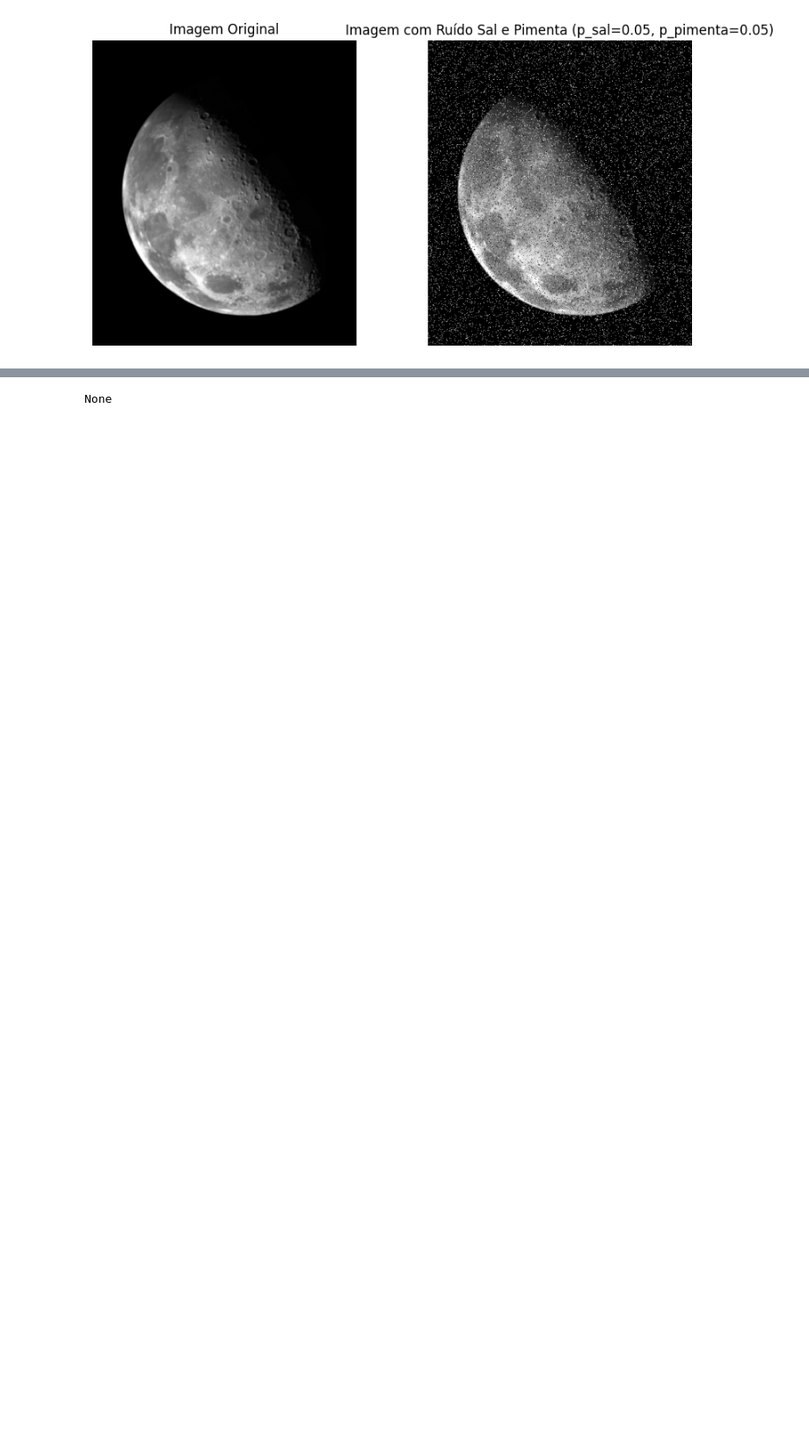
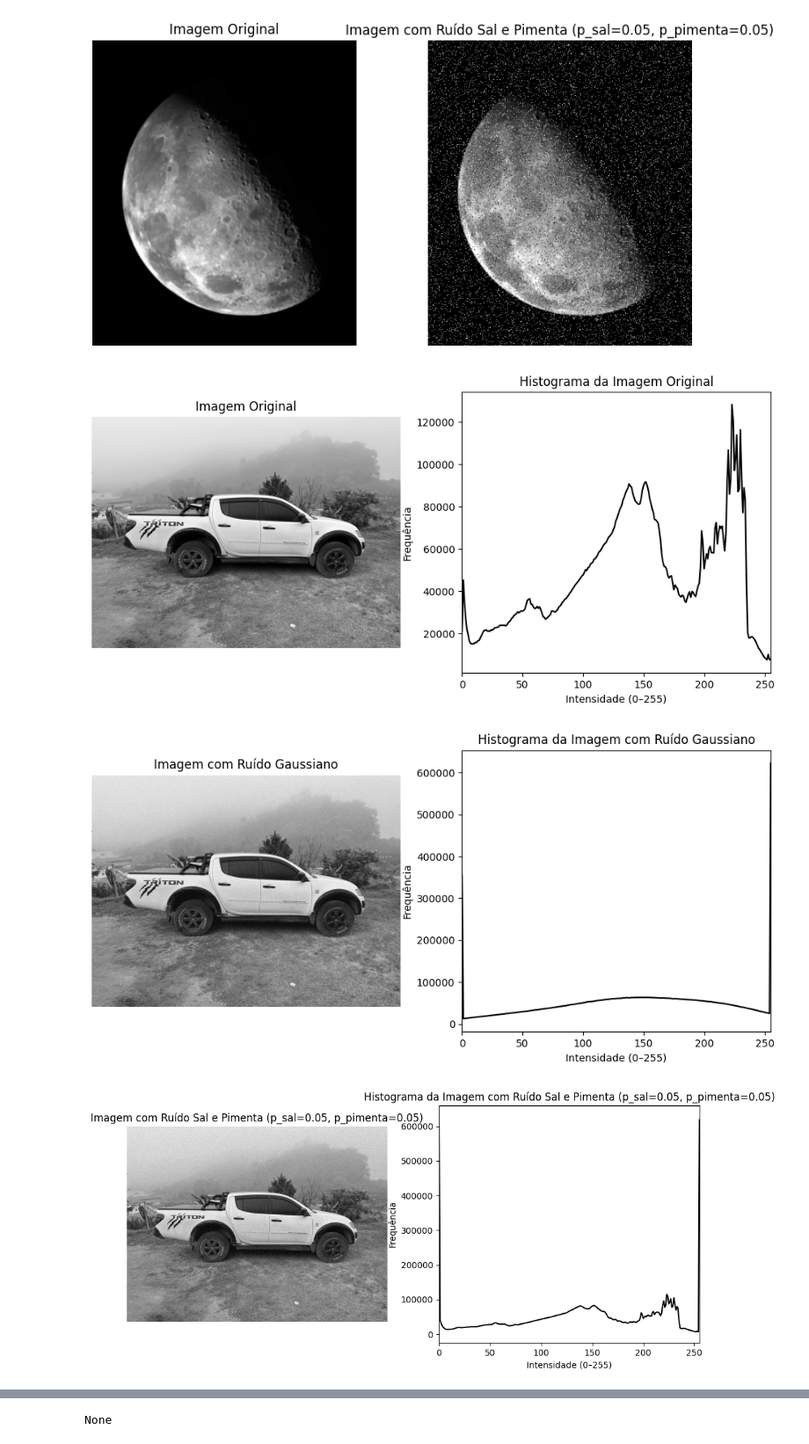
Before and after one commit to laerteluizf/Proc_Imagens_2025_2, a Jupyter notebook: proc_imagens_tarefa_final.ipynb, the cells around one changed output, grey strips where cells are left out. Shown at 88% size. Saved outputs shown, nothing was run; the diff lists cells and outputs as text; code cells hidden in the pictures; blank space fills up the shorter version.

```diff
--- a/proc_imagens_tarefa_final.ipynb
+++ b/proc_imagens_tarefa_final.ipynb
@@ -120,7 +120,7 @@ def mostrar_imagem_e_histograma(imagem, titulo_imagem):
         print("Erro: Não foi possível carregar a imagem.")
         return
 
-    titulo_hist= f"Histograma de{titulo_imagem}"
+    titulo_hist= f"Histograma da {titulo_imagem}"
 
     # Calcula histograma (1 canal, 256 níveis de cinza)
     hist = cv2.calcHist([imagem], [0], None, [256], [0, 256]).ravel()
@@ -143,4 +143,31 @@ def mostrar_imagem_e_histograma(imagem, titulo_imagem):
     plt.xlim([0, 255])
 
     plt.show()
+# %%
+# Atividade 1 – Geradores de Ruído - letra B
+
+caminho_imgagem = '/content/drive/MyDrive/Proc de Imagens 2025 2/Imagem Cinza/carro_i_d_5.jpeg'
+
+imagem_ori = cv2.imread(caminho_imgagem, cv2.IMREAD_GRAYSCALE)
+legenda = "Imagem Original"
+
+media = 0
+variancia = 0.02
+
+imagem_com_ruido_g , legenda_ruido_g = adicionar_ruido_gaussiano(imagem_ori, media, variancia)
+
+p_sal = 0.05       # 5% sal
+p_pimenta = 0.05   # 5% pimenta
+
+imagem_com_ruido_sp, legenda_ruido_sp = adicionar_ruido_sal_pimenta(imagem_ori, p_sal, p_pimenta)
+
+mostrar_imagem_e_histograma(imagem_ori, legenda)
+
+mostrar_imagem_e_histograma(imagem_com_ruido_g, legenda_ruido_g)
+
+mostrar_imagem_e_histograma(imagem_com_ruido_sp, legenda_ruido_sp)
+# %% [output]
+[figure, added]
+[figure, added]
+[figure, added]
 # %%
```
Also changed, not shown: parts of 5 cells of this notebook.
